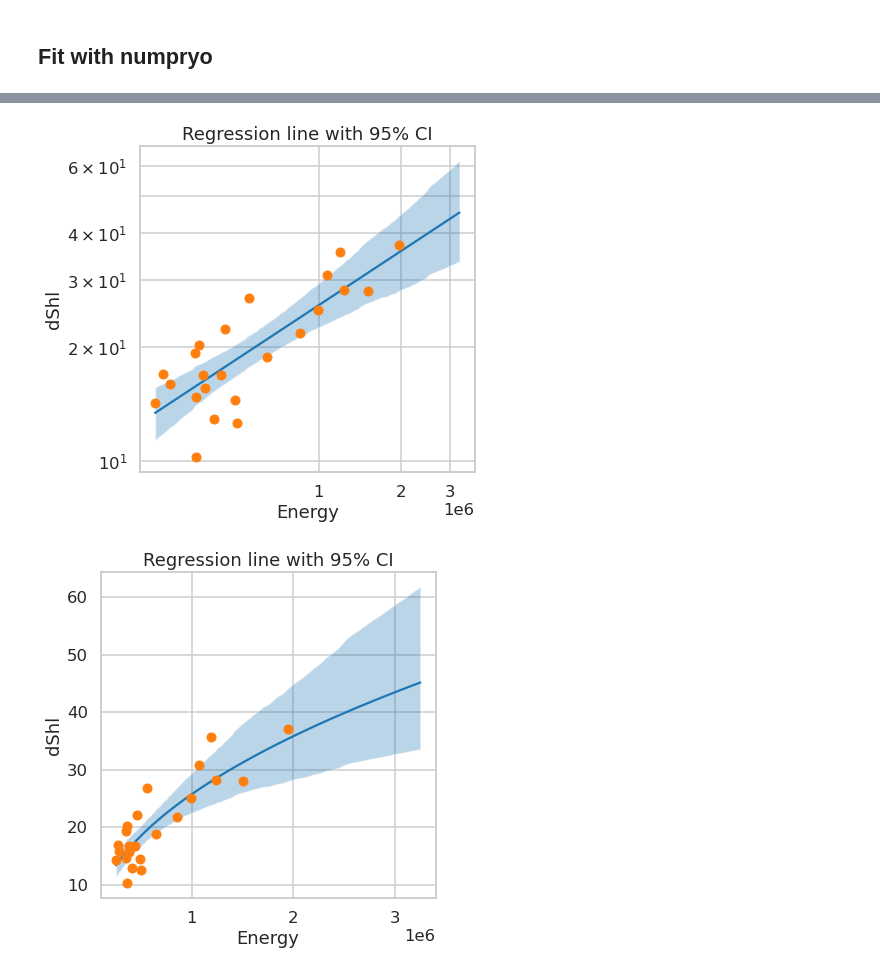
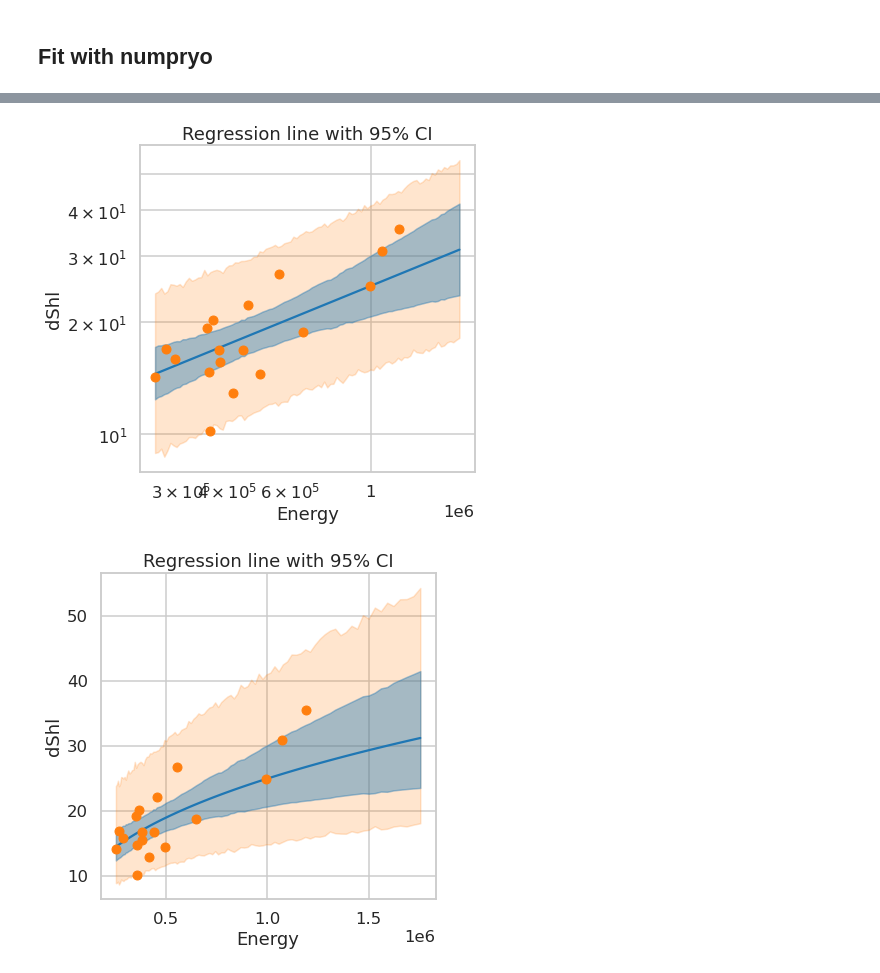
Before and after one commit to simmonsja/bayes-lr-shoreline, a Jupyter notebook: 02_numpyro_analysis.ipynb, the cells around one changed output, grey strips where cells are left out. Drawn from its saved outputs; the diff is of its cells as text; code cells hidden in the pictures.

```diff
--- a/02_numpyro_analysis.ipynb
+++ b/02_numpyro_analysis.ipynb
@@ -375,0 +62,21 @@ def plot_regression(x, y_obs, x_mod, y_mean, y_hpdi,log_scale=False):
+# %%
+paretoThresh = 0.75
+timeThresh = 100
+eThresh = 0.25e6
+
+plotData = shl_data.dropna().copy()
+# some basic reduction of clearly dodgy data
+cleanBool = (plotData['E']>eThresh)&(plotData['dShl']>1)&(plotData['timeDelta']<timeThresh)
+plotData = plotData.loc[cleanBool,:]
+# get the pareto front
+plotData = find_pareto_front(plotData)
+# now clean based on pareto distance
+cleanData = plotData.loc[plotData['paretoDistance']<paretoThresh,:].copy()
+x, y = cleanData['E'].values, cleanData['dShl'].values
+
+x_log = np.log(x)
+y_log = np.log(y)
+
+log_scale=False
+plot_pareto_points(plotData,pareto_thresh=paretoThresh)
+None
@@ -401,9 +109,9 @@ def linear_model(energy=None,dshl=None):
     Need to check that the assumptions for priors give the right posterior
     '''
     # Define priors
-    coeff1 = numpyro.sample("coeff1",dist.Normal(0, 10))
-    intercept = numpyro.sample("intercept",dist.Normal(0, 10))
-    sigma = numpyro.sample("sigma", dist.Gamma(2.5,5))
+    coeff1 = numpyro.sample("coeff1",dist.Gamma(0.5, 0.25))
+    intercept = numpyro.sample("intercept",dist.Normal(0, 2))
+    sigma = numpyro.sample("sigma", dist.Exponential(1))
 
     mu_out = coeff1 * energy + intercept
     dshl_modelled = numpyro.sample("dshl_modelled", dist.Normal(mu_out, sigma), obs=dshl)
@@ -463,23 +203,28 @@ NameError: name 'az' is not defined
 # %%
 x_log_out = np.linspace(x_log.min(),x_log.max()+(x_log.max()-x_log.min())*0.25,100)
 
 # Compute empirical posterior distribution over mu
 posterior_mu = (
     jnp.expand_dims(samples["intercept"], -1)
     + jnp.expand_dims(samples["coeff1"], -1) * x_log_out
 )
 
+sim_y = Predictive(linear_model, samples)(
+    rng_key_, energy=x_log_out)['dshl_modelled']
+
 mean_mu = jnp.mean(posterior_mu, axis=0)
 hpdi_mu = hpdi(posterior_mu, ci)
-ax = plot_regression(np.exp(x_log), np.exp(y_log), np.exp(x_log_out), np.exp(mean_mu), np.exp(hpdi_mu), log_scale=True)
+hpdi_sim_y = hpdi(sim_y, ci)
+
+ax = plot_regression(np.exp(x_log), np.exp(y_log), np.exp(x_log_out), np.exp(mean_mu), np.exp(hpdi_mu), np.exp(hpdi_sim_y), log_scale=True)
 ax.set(
     xlabel="Energy", ylabel="dShl", title="Regression line with 95% CI"
 )
-ax = plot_regression(np.exp(x_log), np.exp(y_log), np.exp(x_log_out), np.exp(mean_mu), np.exp(hpdi_mu))
+ax = plot_regression(np.exp(x_log), np.exp(y_log), np.exp(x_log_out), np.exp(mean_mu), np.exp(hpdi_mu), np.exp(hpdi_sim_y))
 ax.set(
     xlabel="Energy", ylabel="dShl", title="Regression line with 95% CI"
 )
 None
 # %% [output]
-[figure, old version]
+[figure, new version]
-[figure, old version]
+[figure, new version]
```
Also changed, not shown: parts of 28 cells of this notebook, 4 other files.
